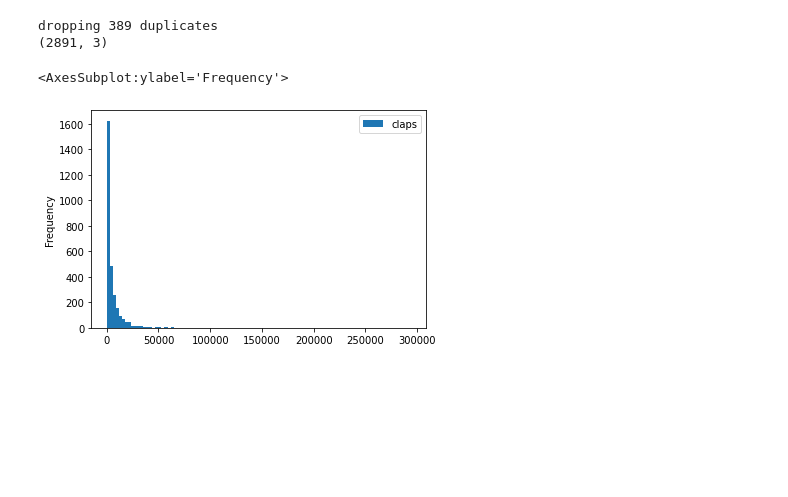
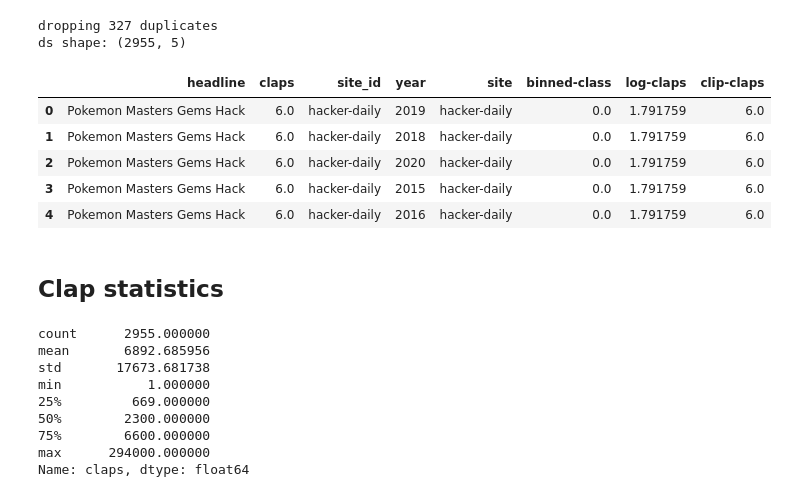
Before and after one commit to ADGEfficiency/hacking-medium-headlines, a Jupyter notebook: notebooks/eda.ipynb, the cells around one changed output. Saved outputs shown, nothing was run; the diff lists cells and outputs as text; code cells hidden in the pictures; blank space fills up the shorter version.

```diff
--- a/notebooks/eda.ipynb
+++ b/notebooks/eda.ipynb
@@ -1,22 +0,0 @@
-# %%
-from src.create_dataset import *
-
-dataset = load_jsonls('raw')
-dataset = pd.DataFrame(dataset)
-dataset.drop(['headline-raw', 'claps-raw'], axis=1, inplace=True)
-
-dupes_mask = dataset.duplicated()
-print(f'dropping {dupes_mask.sum()} duplicates')
-dataset = dataset.loc[~dupes_mask, :]
-print(dataset.shape)
-import numpy as np
-dataset.loc[:, 'log-claps'] = np.log(dataset['claps'])
-
-import matplotlib.pyplot as plt
-f, a = plt.subplots()
-dataset.plot(ax=a, y='claps', kind='hist', bins=100)
-# %% [output]
-dropping 389 duplicates
-(2891, 3)
-<AxesSubplot:ylabel='Frequency'>
-[figure, removed]
@@ -26,0 +1,31 @@ dataset.plot('clip-claps')
+# %%
+from src.ml import *
+
+dataset = process_raw_data()
+dataset = create_features(dataset)
+# %% [output]
+dropping 327 duplicates
+ds shape: (2955, 5)
+# %%
+dataset.head()
+# %% [output]
+|  | headline | claps | site_id | year | site | binned-class | log-claps | clip-claps |
+| 0 | Pokemon Masters Gems Hack | 6.0 | hacker-daily | 2019 | hacker-daily | 0.0 | 1.791759 | 6.0 |
+| 1 | Pokemon Masters Gems Hack | 6.0 | hacker-daily | 2018 | hacker-daily | 0.0 | 1.791759 | 6.0 |
+| 2 | Pokemon Masters Gems Hack | 6.0 | hacker-daily | 2020 | hacker-daily | 0.0 | 1.791759 | 6.0 |
+| 3 | Pokemon Masters Gems Hack | 6.0 | hacker-daily | 2015 | hacker-daily | 0.0 | 1.791759 | 6.0 |
+| 4 | Pokemon Masters Gems Hack | 6.0 | hacker-daily | 2016 | hacker-daily | 0.0 | 1.791759 | 6.0 |
+# %% [markdown]
+## Clap statistics
+# %%
+dataset['claps'].describe()
+# %% [output]
+count      2955.000000
+mean       6892.685956
+std       17673.681738
+min           1.000000
+25%         669.000000
+50%        2300.000000
+75%        6600.000000
+max      294000.000000
+Name: claps, dtype: float64
```
Also changed, not shown: parts of 25 cells of this notebook, 7 other files.
